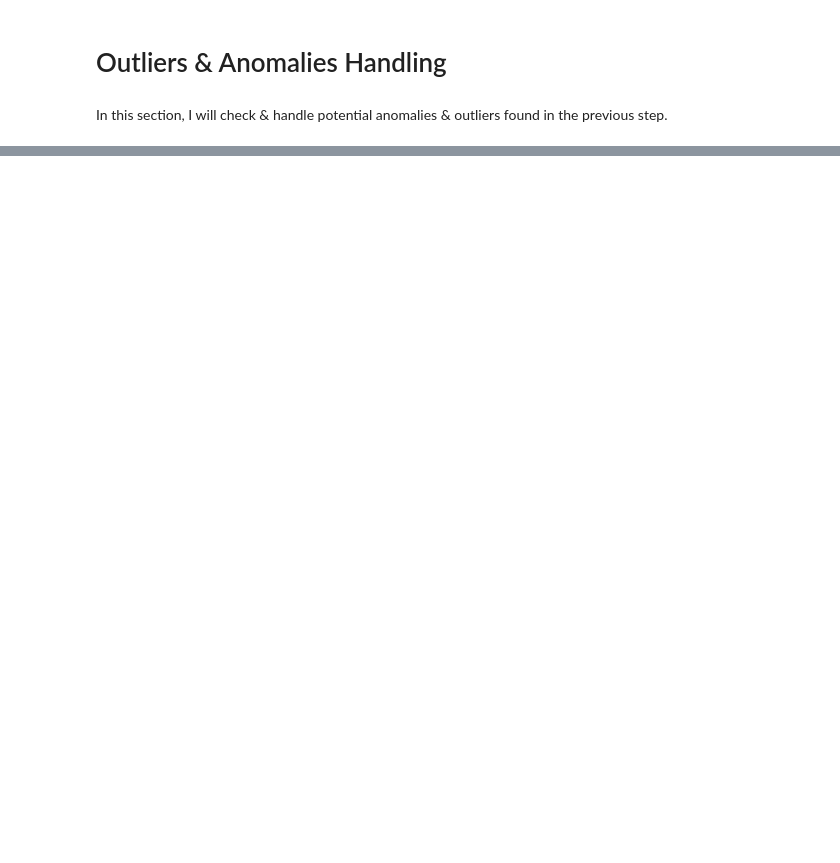
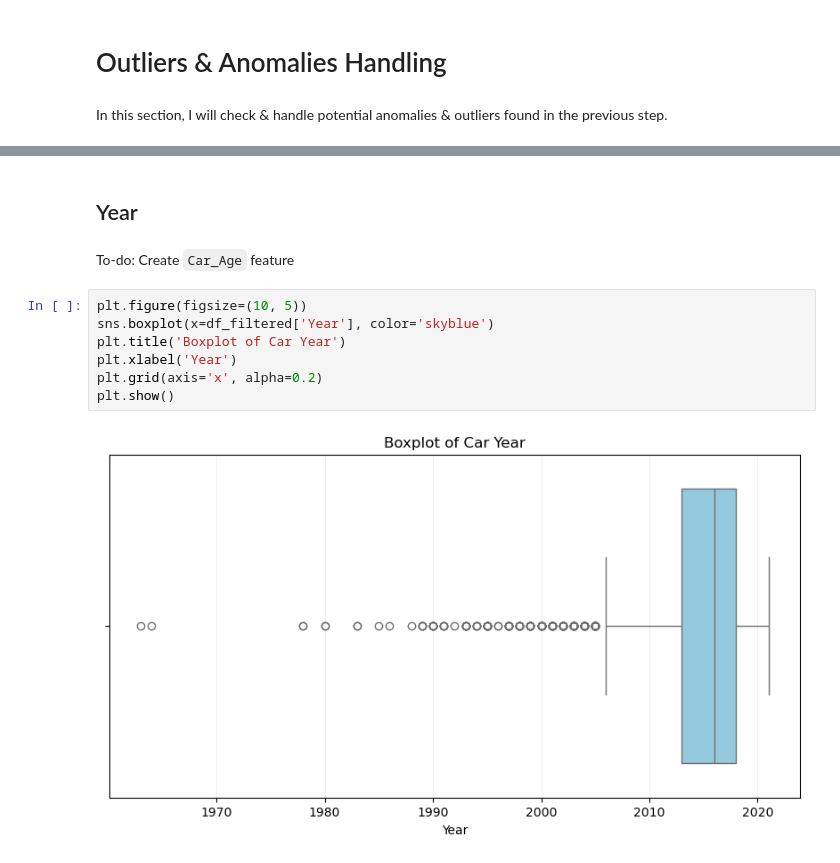
Before and after one commit to RioPramana21/Ctrl-Price-Taking-Control-of-Used-Car-Valuations-with-ML, a Jupyter notebook: code_files/outliers_and_anomalies_handling.ipynb, the cells around one changed output, grey strips where cells are left out. Drawn from its saved outputs; the diff is of its cells as text; blank space fills up the shorter version.

Commit message:
Handled outliers & anomalies for features
Year, Mileage, and Engine Size

```diff
--- a/code_files/outliers_and_anomalies_handling.ipynb
+++ b/code_files/outliers_and_anomalies_handling.ipynb
@@ -16,0 +141,13 @@ df_filtered.head()
+# %% [markdown]
+## Year
+# %% [markdown]
+To-do: Create `Car_Age` feature
+# %%
+plt.figure(figsize=(10, 5))
+sns.boxplot(x=df_filtered['Year'], color='skyblue')
+plt.title('Boxplot of Car Year')
+plt.xlabel('Year')
+plt.grid(axis='x', alpha=0.2)
+plt.show()
+# %% [output]
+[figure, added]
```
Also changed, not shown: parts of 36 cells of this notebook.
